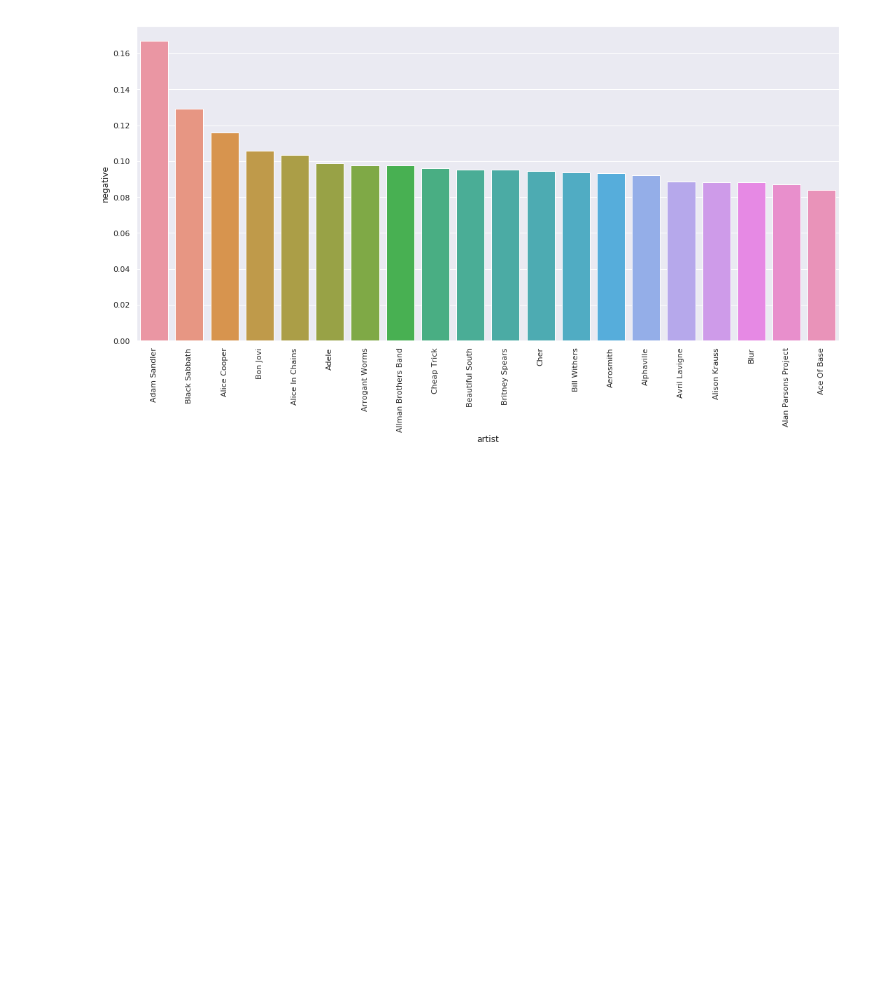
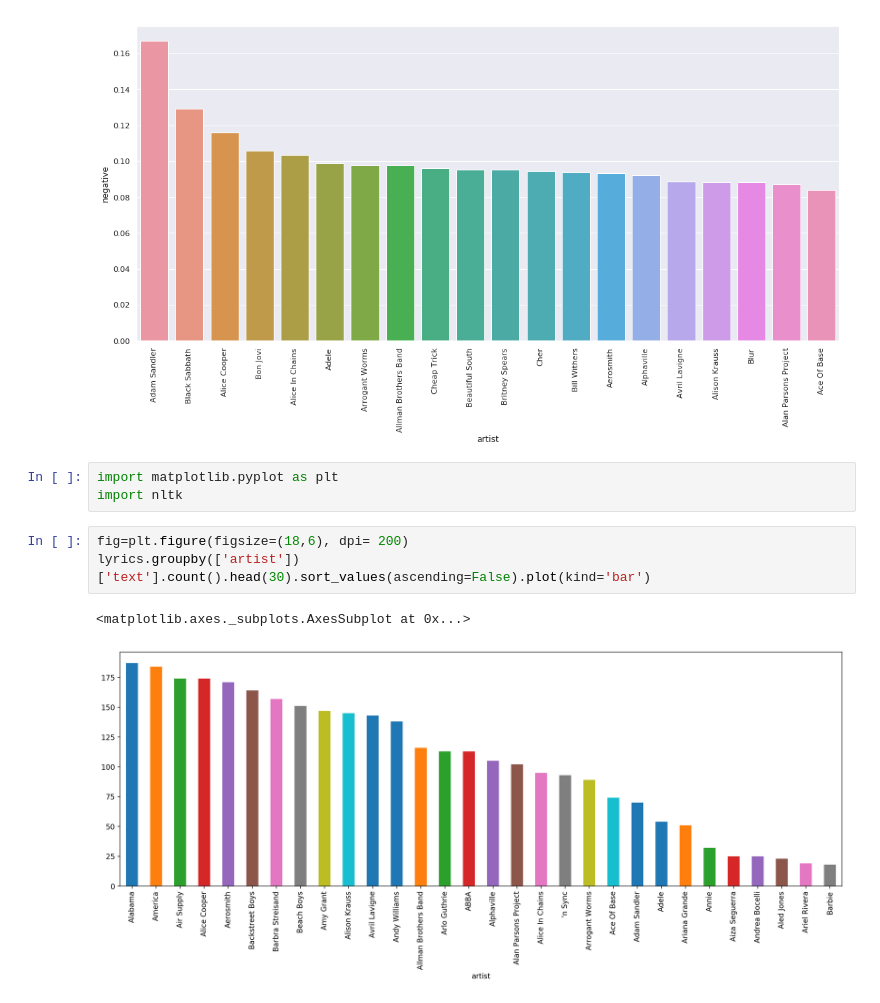
Before and after one commit to sakshijawarani/sys6018-final-project, a Jupyter notebook: eda_audio_features.ipynb, the cells around one changed output. Saved outputs shown, nothing was run; the diff lists cells and outputs as text; blank space fills up the shorter version.

```diff
--- a/eda_audio_features.ipynb
+++ b/eda_audio_features.ipynb
@@ -227,3 +227,12 @@ for item in ax.get_xticklabels():
     item.set_rotation(90)
 # %% [output]
 [figure]
+# %%
+import matplotlib.pyplot as plt
+import nltk
+# %%
+fig=plt.figure(figsize=(18,6), dpi= 200)
+lyrics.groupby(['artist'])['text'].count().head(30).sort_values(ascending=False).plot(kind='bar')
+# %% [output]
+<matplotlib.axes._subplots.AxesSubplot at 0x...>
+[figure, added]
```
Also changed, not shown: parts of 3 cells of this notebook.
